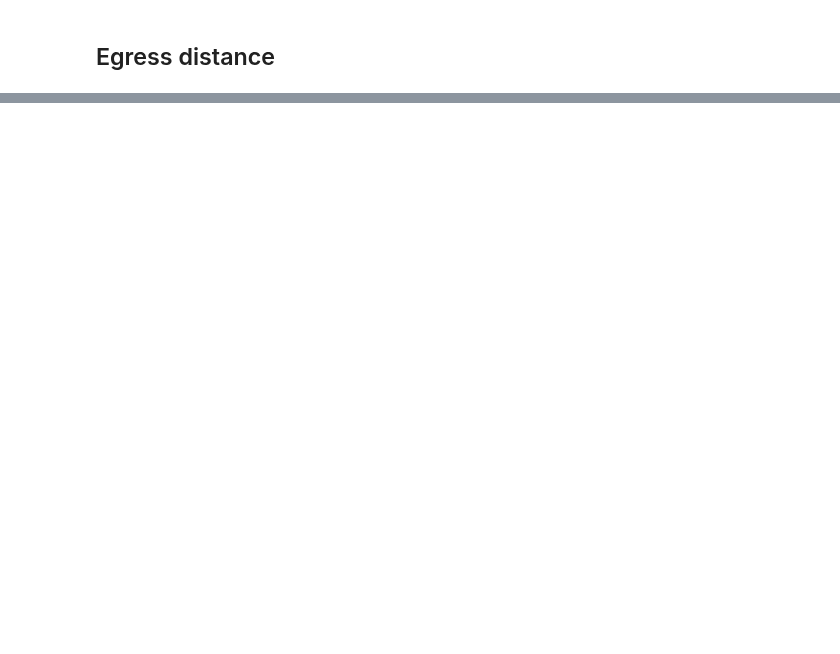
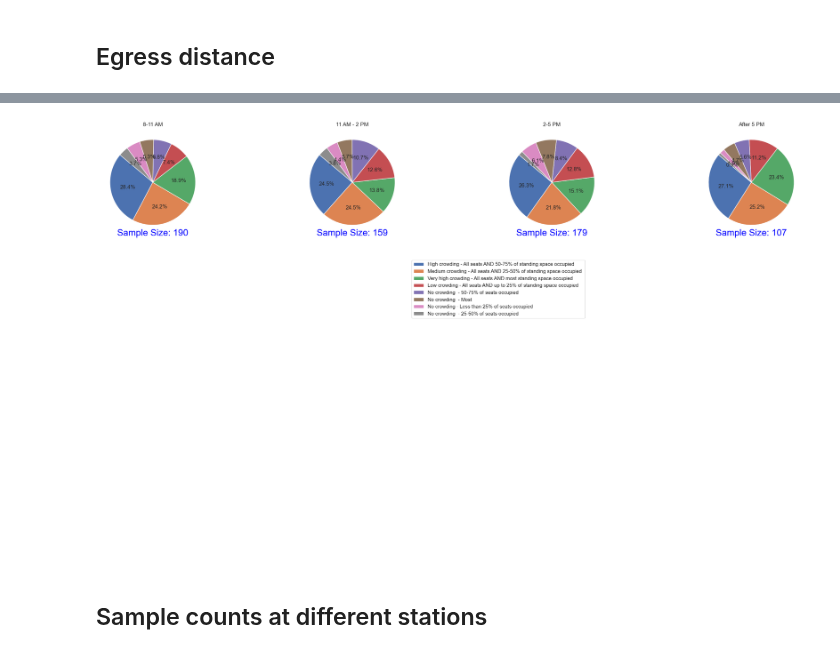
Before and after one commit to Gavaskar24/Metro, a Jupyter notebook: research/Report_plots.ipynb, the cells around one changed output, grey strips where cells are left out. Saved outputs shown, nothing was run; the diff lists cells and outputs as text; code cells hidden in the pictures; blank space fills up the shorter version.

```diff
--- a/research/Report_plots.ipynb
+++ b/research/Report_plots.ipynb
@@ -882,0 +905,2 @@ plt.show()
+# %%
+df['Timestamp'] = pd.to_datetime(df['Timestamp'], format='%d-%m-%Y %H:%M')
@@ -882,0 +911,61 @@ plt.show()
+# %%
+import matplotlib.pyplot as plt
+
+# Define time intervals and labels
+time_intervals = [(8, 11), (11, 14), (14, 17), (17, 20)]
+labels = ['8-11 AM', '11 AM - 2 PM', '2-5 PM', 'After 5 PM']
+
+# Define the column name
+column = '16'
+
+# Calculate the number of rows required
+num_rows = 2
+num_cols = len(time_intervals)
+
+# Create a figure and axes for the subplots
+fig, axs = plt.subplots(num_rows, num_cols, figsize=(22,15))
+
+# Iterate over each time interval and plot a pie chart
+for i, (start, end) in enumerate(time_intervals):
+    # Filter dataframe based on the time interval
+    filtered_df = df[(df['Timestamp'].dt.hour >= start) & (df['Timestamp'].dt.hour < end)]
+
+    # Calculate value counts for the column
+    counts = filtered_df[column].value_counts()
+
+    # Calculate the position of the subplot
+    row_index = i // num_cols
+    col_index = i % num_cols
+
+    # Plot the pie chart without labels
+    axs[row_index, col_index].pie(counts, labels=None, autopct='%1.1f%%', startangle=140)
+
+    # Set title for the pie chart
+    axs[row_index, col_index].set_title(labels[i])
+
+    # Calculate sample size
+    sample_size = len(filtered_df)
+
+    # Add sample size text annotation below each pie chart
+    axs[row_index, col_index].text(0.5, 0, f'Sample Size: {sample_size}', color='blue', fontsize=20, ha='center', transform=axs[row_index, col_index].transAxes)
+
+# Add a common legend for all pie charts
+legend = axs[0, 2].legend(loc='center', bbox_to_anchor=(0, -0.5), labels=counts.index)
+
+# Hide the empty subplots
+for i in range(num_rows):
+    for j in range(num_cols):
+        if (i == 0 and j >= 4) or (i == 1 and j < 4):
+            axs[i, j].axis('off')
+
+# Adjust layout
+plt.tight_layout()
+
+# Show the plot
+plt.show()
+# %% [output]
+[figure, added]
+# %%
+display(HTML(f"<h2>Sample counts at different stations</h2>"))
+# %% [output]
+Sample counts at different stations
```
Also changed, not shown: parts of 28 cells of this notebook, 1 other file.
